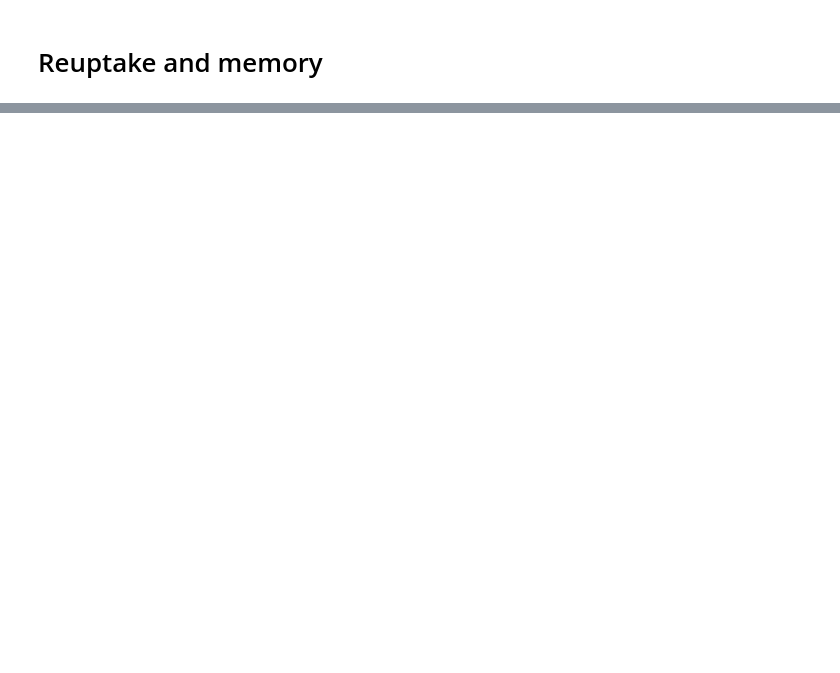
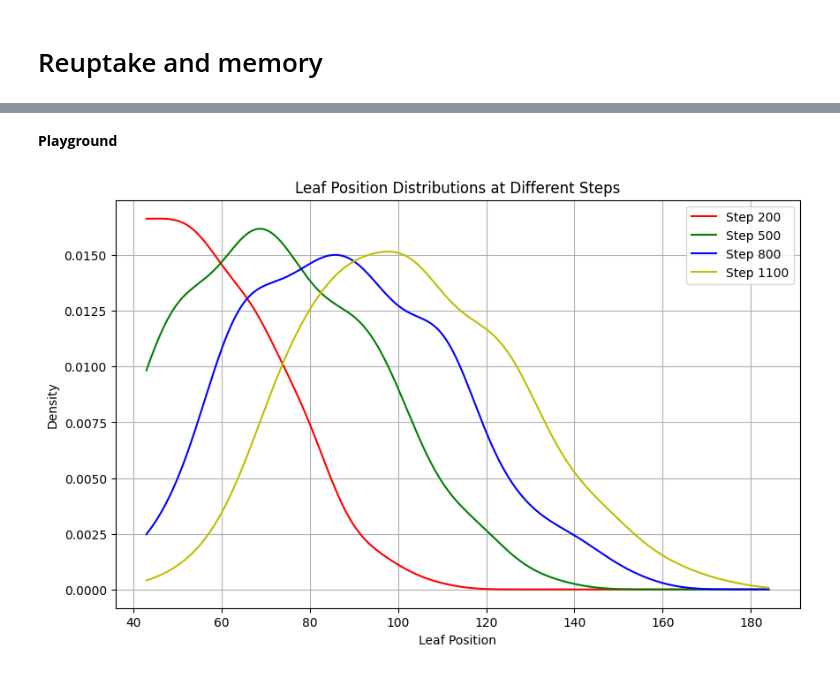
Before and after one commit to kleineidam/LeafTransport, a Jupyter notebook: ants.ipynb, the cells around one changed output, grey strips where cells are left out. Saved outputs shown, nothing was run; the diff lists cells and outputs as text; code cells hidden in the pictures; blank space fills up the shorter version.

```diff
--- a/ants.ipynb
+++ b/ants.ipynb
@@ -69,0 +70,50 @@ for t in np.arange(1000):
+# %% [markdown]
+**Playground**
+# %%
+import numpy as np
+import matplotlib.pyplot as plt
+from scipy.stats import gaussian_kde
+
+leaves = np.zeros(500)
+leaf_moves = np.zeros_like(leaves, dtype=bool)
+
+# To store leaf positions at checkpoints
+checkpoints = [199, 499, 799, 1099]
+leaf_positions_at_checkpoints = []
+
+for t in range(1100):
+    motivation = 100 * np.exp(-t / 500)
+
+    moving = leaf_moves
+    leaves[moving] += 1
+
+    random_vals = np.random.randint(0, 100, size=moving.sum())
+    drop_mask = random_vals > motivation
+    leaf_moves[np.where(moving)[0][drop_mask]] = False
+
+    start_mask = (~leaf_moves) & (np.random.randint(0, 100, size=len(leaves)) > 95)
+    leaf_moves[start_mask] = True
+
+    if t in checkpoints:
+        leaf_positions_at_checkpoints.append(leaves.copy())
+
+# Plot KDE curves for each checkpoint on the same graph
+plt.figure(figsize=(10, 6))
+
+colors = ['r', 'g', 'b', 'y']
+labels = [f"Step {cp + 1}" for cp in checkpoints]
+
+x_vals = np.linspace(leaves.min(), leaves.max() + 10, 1100)  # extend a bit for smoother curves
+
+for i, positions in enumerate(leaf_positions_at_checkpoints):
+    kde = gaussian_kde(positions)
+    plt.plot(x_vals, kde(x_vals), color=colors[i], label=labels[i])
+
+plt.title("Leaf Position Distributions at Different Steps")
+plt.xlabel("Leaf Position")
+plt.ylabel("Density")
+plt.legend()
+plt.grid(True)
+plt.show()
+# %% [output]
+[figure, added]
```
Also changed, not shown: parts of 3 cells of this notebook.
